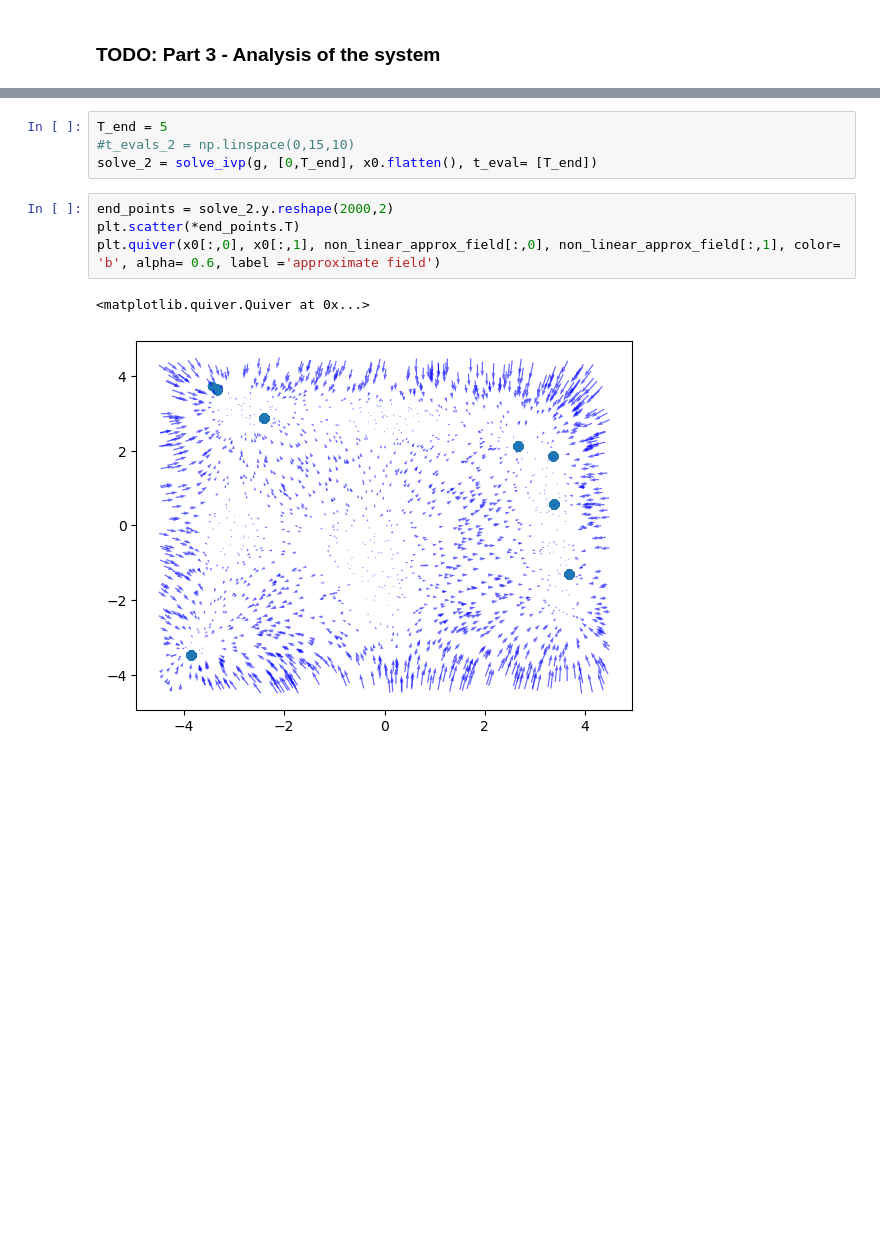
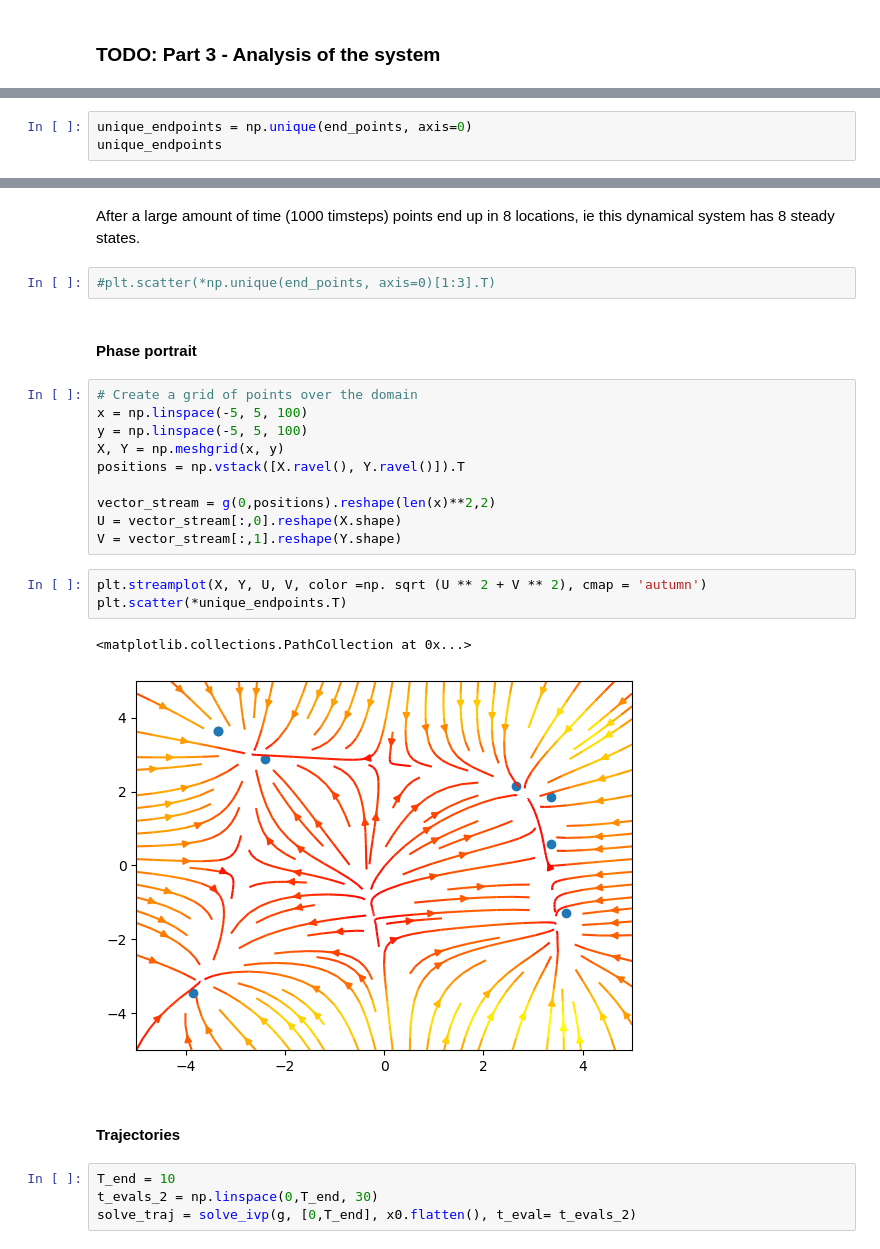
Before and after one commit to Augustin690/learning-dynamical-systems, a Jupyter notebook: src/part1/task3.ipynb, the cells around one changed output, grey strips where cells are left out. Cells and saved outputs as stored; diff of their text form; blank space fills up the shorter version.

```diff
--- a/src/part1/task3.ipynb
+++ b/src/part1/task3.ipynb
@@ -179,0 +161,3 @@ def g_simple(t, y):
+# %%
+unique_endpoints = np.unique(end_points, axis=0)
+unique_endpoints
@@ -180,11 +173,28 @@ def g_simple(t, y):
+# %% [markdown]
+After a large amount of time (1000 timsteps) points end up in 8 locations, ie this dynamical system has 8 steady states.
+# %%
+#plt.scatter(*np.unique(end_points, axis=0)[1:3].T)
+# %% [markdown]
+#### Phase portrait
+# %%
+# Create a grid of points over the domain
+x = np.linspace(-5, 5, 100)
+y = np.linspace(-5, 5, 100)
+X, Y = np.meshgrid(x, y)
+positions = np.vstack([X.ravel(), Y.ravel()]).T
+
+vector_stream = g(0,positions).reshape(len(x)**2,2)
+U = vector_stream[:,0].reshape(X.shape)
+V = vector_stream[:,1].reshape(Y.shape)
+# %%
+plt.streamplot(X, Y, U, V, color =np. sqrt (U ** 2 + V ** 2), cmap = 'autumn')
+plt.scatter(*unique_endpoints.T)
+# %% [output]
+<matplotlib.collections.PathCollection at 0x...>
+[figure, added]
+# %% [markdown]
+#### Trajectories
 # %%
-T_end = 5
-#t_evals_2 = np.linspace(0,15,10)
-solve_2 = solve_ivp(g, [0,T_end], x0.flatten(), t_eval= [T_end])
+T_end = 10
+t_evals_2 = np.linspace(0,T_end, 30)
+solve_traj = solve_ivp(g, [0,T_end], x0.flatten(), t_eval= t_evals_2)
-# %%
-end_points = solve_2.y.reshape(2000,2)
-plt.scatter(*end_points.T)
-plt.quiver(x0[:,0], x0[:,1], non_linear_approx_field[:,0], non_linear_approx_field[:,1], color= 'b', alpha= 0.6, label ='approximate field')
-# %% [output]
-<matplotlib.quiver.Quiver at 0x...>
-[figure, removed]
```
Also changed, not shown: parts of 21 cells of this notebook, 2 other files.
